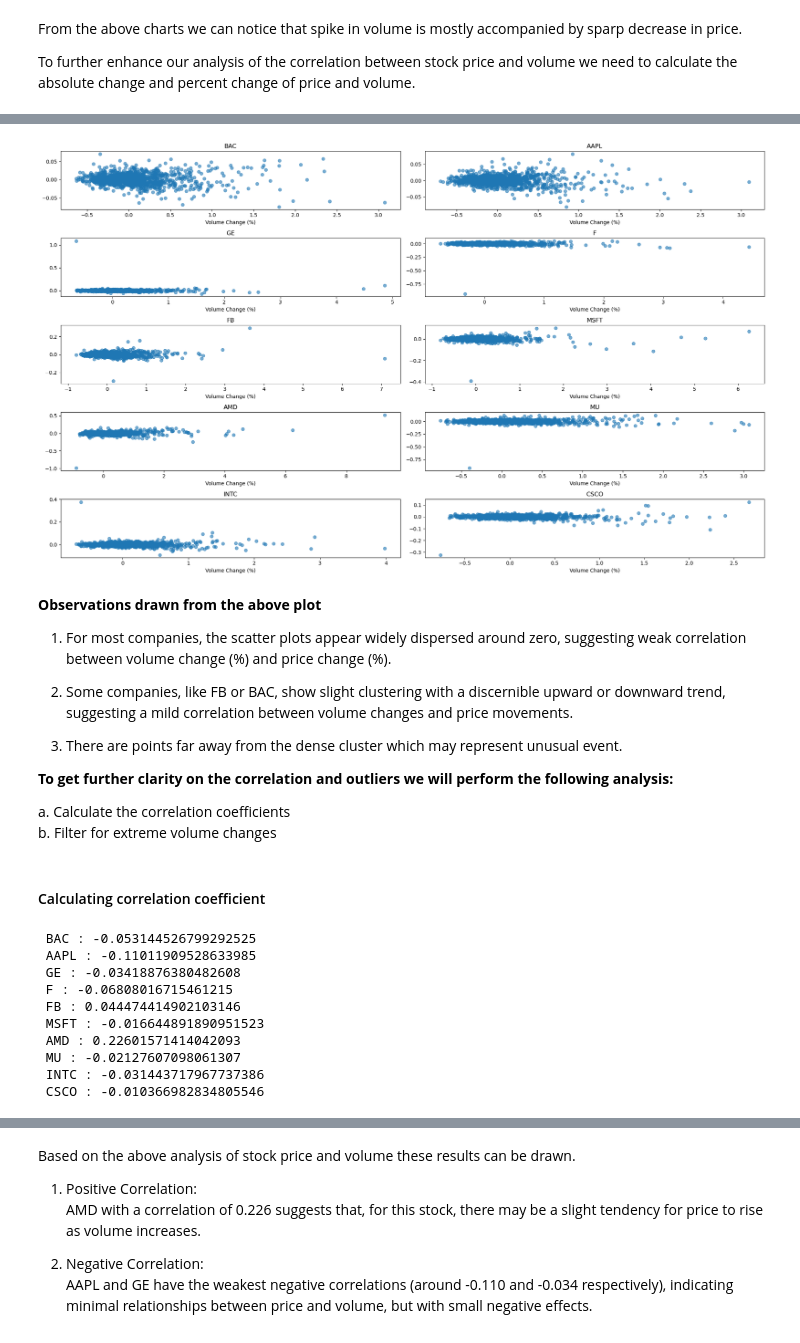
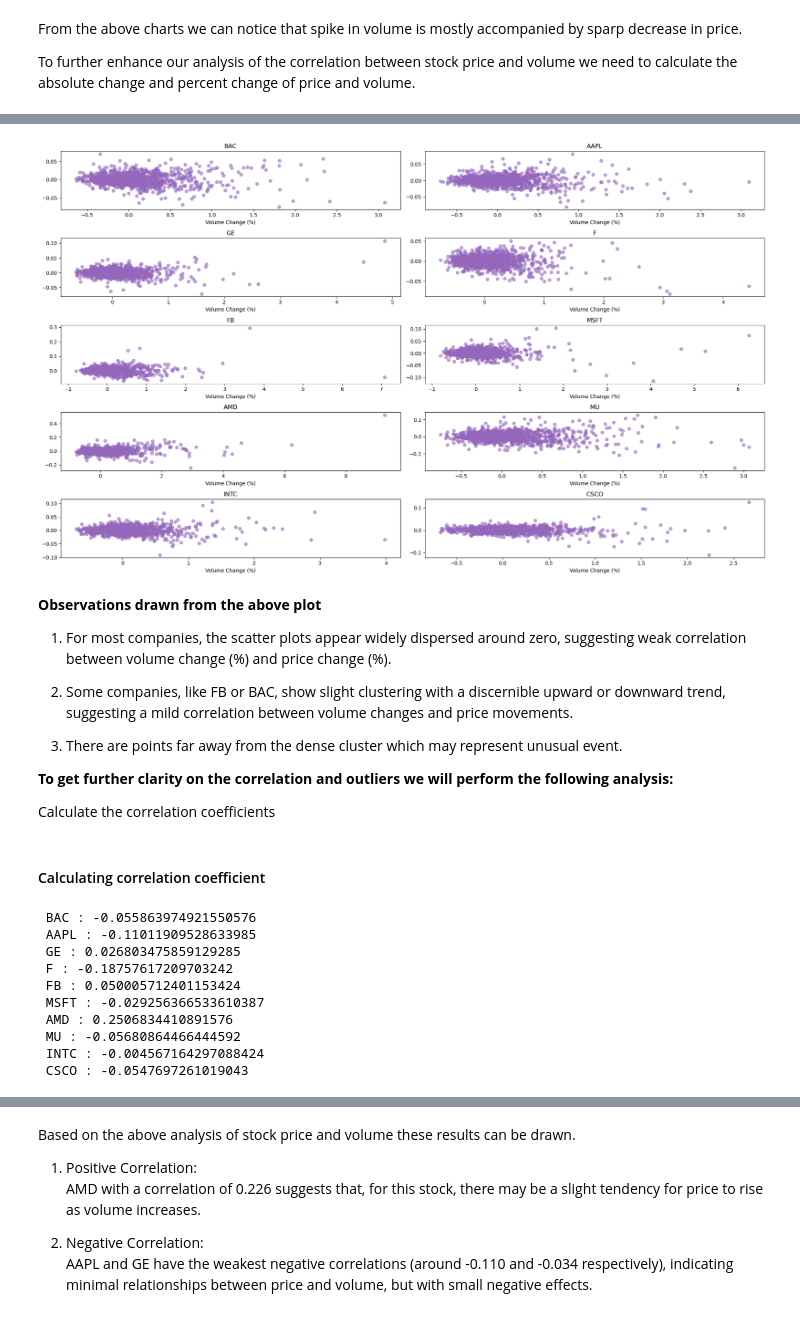
Before and after one commit to anushkathagle/StockPrice_Analysis_n_Prediction, a Jupyter notebook: Stock price prediction.ipynb, the cells around one changed output, grey strips where cells are left out. Drawn from its saved outputs; the diff is of its cells as text; code cells hidden in the pictures.

```diff
--- a/Stock price prediction.ipynb
+++ b/Stock price prediction.ipynb
@@ -456,11 +462,14 @@ plt.show()
 From the above charts we can notice that spike in volume is mostly accompanied by sparp decrease in price.
 
 To further enhance our analysis of the correlation between stock price and volume we need to calculate the absolute change and percent change of price and volume.
-# %%
-### Calculating the absolute and percent change of stock price
-data['price_change'] = data['close'].diff()
-data['price_change_pct'] = data['close'].pct_change()
-# %%
-### Calculating the absolute and percent change of volume
-data['volume_change'] = data['volume'].diff()
-data['volume_change_pct'] = data['volume'].pct_change()
+# %%
+frames = []
+for comp in company:
+    d = data[data['Name'] == comp]
+    d['price_change'] = d['close'].diff()
+    d['price_change_pct'] = d['close'].pct_change()
+    d['volume_change'] = d['volume'].diff()
+    d['volume_change_pct'] = d['volume'].pct_change()
+    frames.append(d)
+
+data = pd.concat(frames)
@@ -488,20 +517,0 @@ data.describe()
-# %%
-### Plotting pct price change and volume change
-fig, axes = plt.subplots(nrows=5, ncols=2, figsize=(20, 12))  # Adjust for 10 plots
-axes = axes.flatten()
-
-for i, comp in enumerate(company):
-    ax1 = axes[i]
-    d = data[data['Name'] == comp]  # Filter data by company
-
-    ax1.plot(d['date'], d['price_change_pct'], color='tab:purple', label='Close Price')
-    ax1.set_title(comp)
-    ax1.set_ylabel('Price')
-
-    ax2 = ax1.twinx()
-    ax2.plot(d['date'], d['volume_change_pct'], color='tab:pink', alpha=0.6, label='Volume')
-    ax2.set_ylabel('Volume')
-    plt.legend()
-
-fig.tight_layout()
-plt.show()
@@ -523,20 +518,20 @@ Visualising the correlation between volume_change_pct and price_change_pct.
 # %%
 fig, axes = plt.subplots(nrows=5, ncols=2, figsize=(20, 12))  # Adjust for 10 plots
 axes = axes.flatten()
 
 for i, comp in enumerate(company):
     ax1 = axes[i]
     d = data[data['Name'] == comp]  # Filter data by company
 
-    ax1.scatter(d['volume_change_pct'], d['price_change_pct'], alpha=0.6, color='tab:blue', label='Close Price')
+    ax1.scatter(d['volume_change_pct'], d['price_change_pct'], alpha=0.6, color='tab:purple', label='Close Price')
     ax1.set_title(comp)
     ax1.set_xlabel('Volume Change (%)')
-    ax2.set_ylabel('Price Change (%)')
+    ax1.set_ylabel('Price Change (%)')
 
 fig.tight_layout()
 plt.show()
 # %% [output]
-[figure, old version]
+[figure, new version]
 # %% [markdown]
 **Observations drawn from the above plot**
 
@@ -548,8 +543,7 @@ plt.show()
 
 **To get further clarity on the correlation and outliers we will perform the following analysis:**
 
-a. Calculate the correlation coefficients\
-b. Filter for extreme volume changes
+Calculate the correlation coefficients
 # %% [markdown]
 #### Calculating correlation coefficient
 # %%
@@ -559,13 +553,13 @@ for comp in company:
     correlation = d['price_change_pct'].corr(d['volume_change_pct'])
     print(f" {comp} : {correlation}")
 # %% [output]
- BAC : -0.053144526799292525
+ BAC : -0.055863974921550576
  AAPL : -0.11011909528633985
- GE : -0.03418876380482608
- F : -0.06808016715461215
- FB : 0.044474414902103146
- MSFT : -0.016644891890951523
- AMD : 0.22601571414042093
- MU : -0.02127607098061307
- INTC : -0.031443717967737386
- CSCO : -0.010366982834805546
+ GE : 0.026803475859129285
+ F : -0.18757617209703242
+ FB : 0.050005712401153424
+ MSFT : -0.029256366533610387
+ AMD : 0.2506834410891576
+ MU : -0.05680864466444592
+ INTC : -0.004567164297088424
+ CSCO : -0.0547697261019043
```
Also changed, not shown: parts of 30 cells of this notebook.
